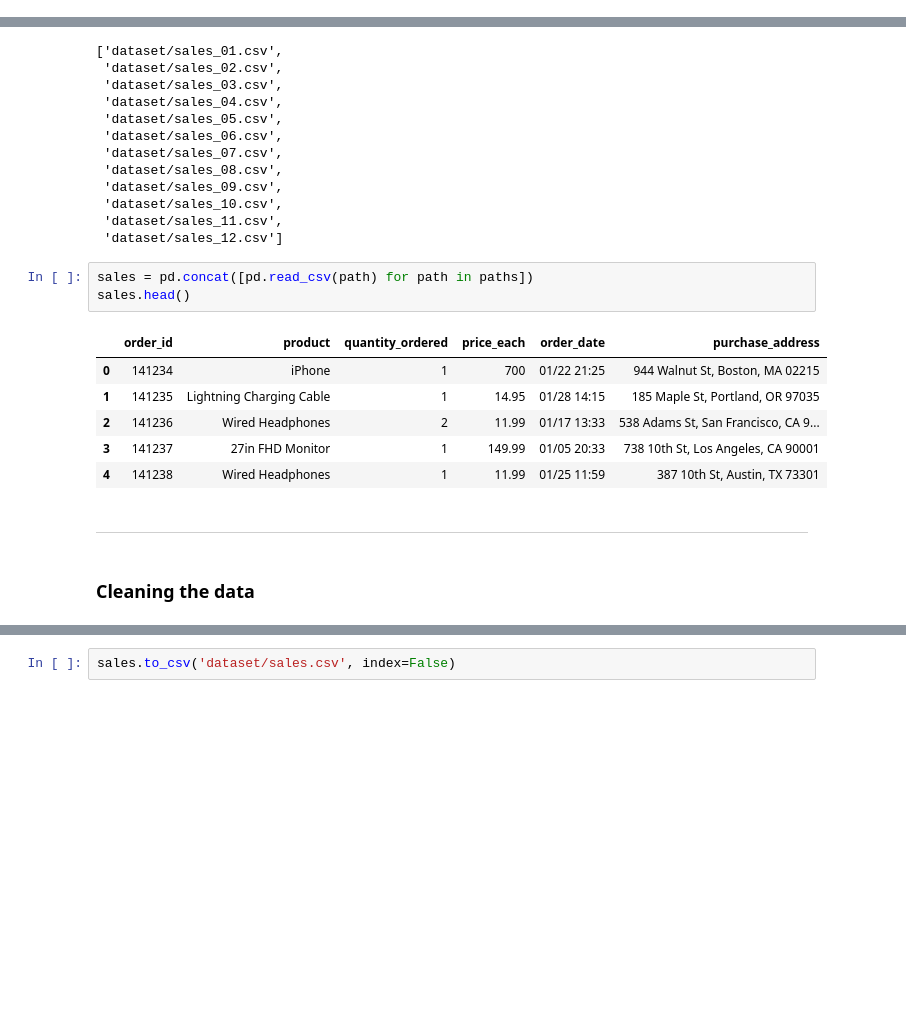
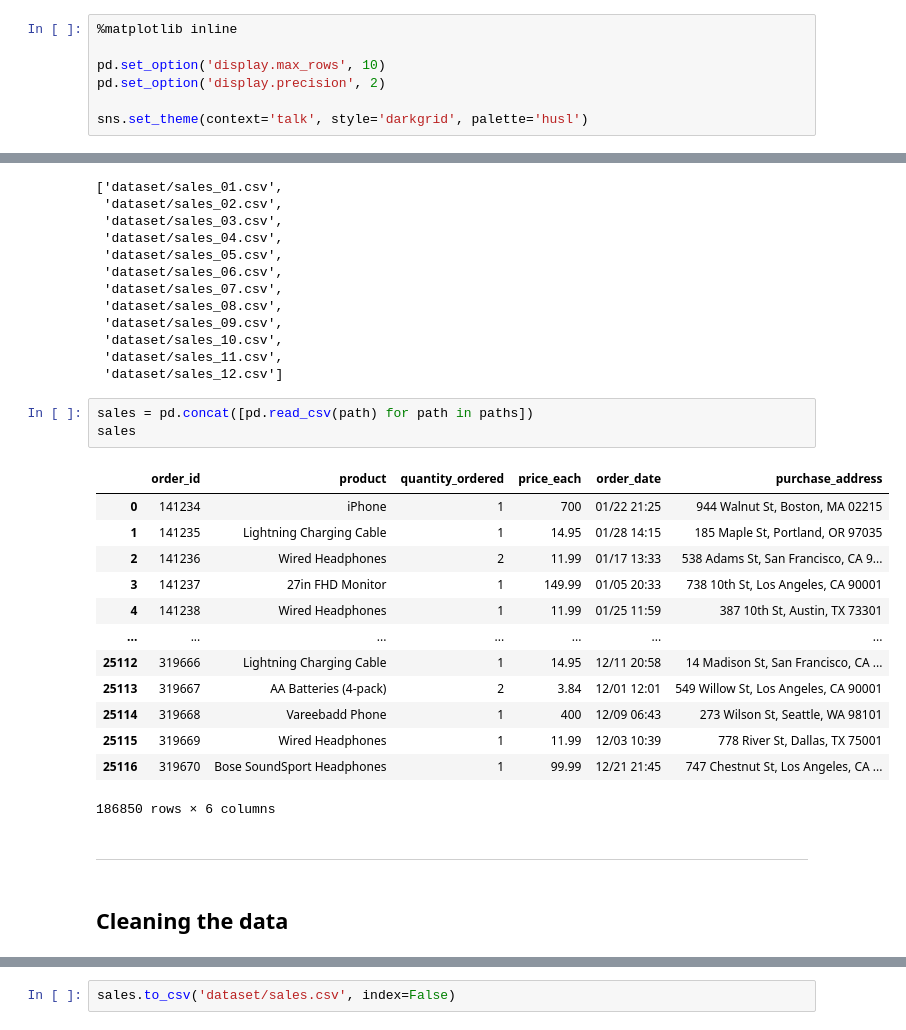
Before and after one commit to agenorgoncalvesneto/data-analysis-projects, a Jupyter notebook: sales-analysis/data-analysis.ipynb, the cells around one changed output, grey strips where cells are left out. Drawn from its saved outputs; the diff is of its cells as text; blank space fills up the shorter version.

```diff
--- a/sales-analysis/data-analysis.ipynb
+++ b/sales-analysis/data-analysis.ipynb
@@ -14,3 +13,10 @@ import pandas as pd
+# %%
+%matplotlib inline
+
+pd.set_option('display.max_rows', 10)
+pd.set_option('display.precision', 2)
+
+sns.set_theme(context='talk', style='darkgrid', palette='husl')
 # %% [markdown]
 ---
 # %% [markdown]
@@ -33,16 +39,23 @@ paths
  'dataset/sales_12.csv']
 # %%
 sales = pd.concat([pd.read_csv(path) for path in paths])
-sales.head()
+sales
 # %% [output]
 |  | order_id | product | quantity_ordered | price_each | order_date | purchase_address |
 | 0 | 141234 | iPhone | 1 | 700 | 01/22 21:25 | 944 Walnut St, Boston, MA 02215 |
 | 1 | 141235 | Lightning Charging Cable | 1 | 14.95 | 01/28 14:15 | 185 Maple St, Portland, OR 97035 |
 | 2 | 141236 | Wired Headphones | 2 | 11.99 | 01/17 13:33 | 538 Adams St, San Francisco, CA 9... |
 | 3 | 141237 | 27in FHD Monitor | 1 | 149.99 | 01/05 20:33 | 738 10th St, Los Angeles, CA 90001 |
 | 4 | 141238 | Wired Headphones | 1 | 11.99 | 01/25 11:59 | 387 10th St, Austin, TX 73301 |
+| ... | ... | ... | ... | ... | ... | ... |
+| 25112 | 319666 | Lightning Charging Cable | 1 | 14.95 | 12/11 20:58 | 14 Madison St, San Francisco, CA ... |
+| 25113 | 319667 | AA Batteries (4-pack) | 2 | 3.84 | 12/01 12:01 | 549 Willow St, Los Angeles, CA 90001 |
+| 25114 | 319668 | Vareebadd Phone | 1 | 400 | 12/09 06:43 | 273 Wilson St, Seattle, WA 98101 |
+| 25115 | 319669 | Wired Headphones | 1 | 11.99 | 12/03 10:39 | 778 River St, Dallas, TX 75001 |
+| 25116 | 319670 | Bose SoundSport Headphones | 1 | 99.99 | 12/21 21:45 | 747 Chestnut St, Los Angeles, CA ... |
+186850 rows × 6 columns
 # %% [markdown]
 ---
 # %% [markdown]
-### Cleaning the data
+## Cleaning the data
 # %%
```
Also changed, not shown: parts of 53 cells of this notebook.
